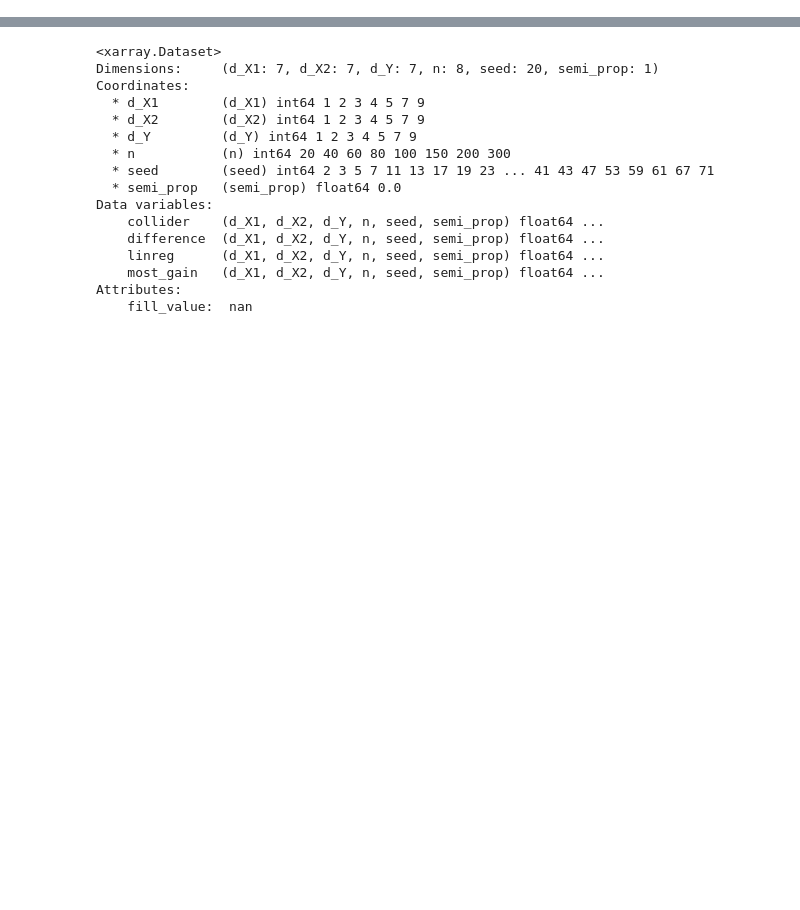
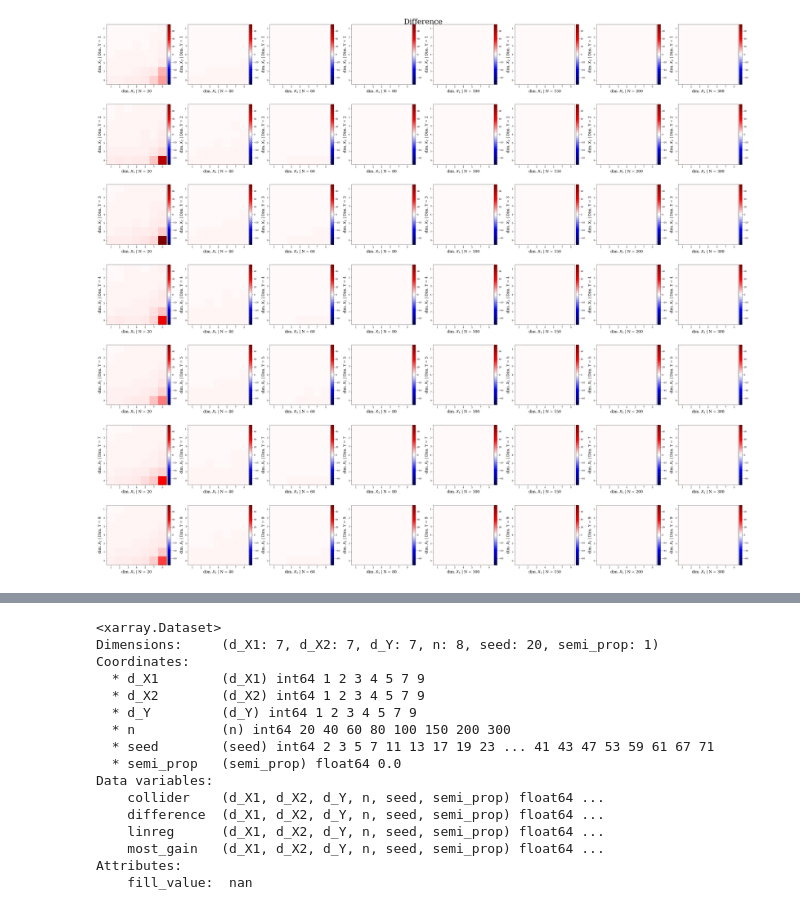
Before and after one commit to shahineb/collider-regression, a Jupyter notebook: notebooks/scores-analysis.ipynb, the cells around one changed output, grey strips where cells are left out. Saved outputs shown, nothing was run; the diff lists cells and outputs as text; code cells hidden in the pictures; blank space fills up the shorter version.

```diff
--- a/notebooks/scores-analysis.ipynb
+++ b/notebooks/scores-analysis.ipynb
@@ -21,3 +21,5 @@ def colorbar(mappable):
     cbar = fig.colorbar(mappable, cax=cax)
     plt.sca(last_axes)
     return cbar
+# %%
+da = xr.open_dataset('../sandbox/outputs/dev/polynomial/cv-search-scores.nc')
@@ -23,0 +46,30 @@ def colorbar(mappable):
+# %%
+mean, std = da.mean(['seed']), da.std(['seed'])
+# %%
+nrow, ncol = da.dims['d_Y'], da.dims['n']
+fontsize = 16
+
+fig, ax = plt.subplots(nrow, ncol, figsize=(5 * ncol, 5 * nrow))
+
+vmax = np.percentile(mean.collider.values, q=[99])
+vmax = mean.collider.values.max()
+vmin = -vmax
+
+for i in range(nrow):
+    for j in range(ncol):
+        d_Y = da.d_Y.isel(d_Y=i).values.item()
+        n = da.n.isel(n=j).values.item()
+        array = mean.sel(n=n, d_Y=d_Y).collider.values.squeeze()
+        im = ax[i, j].imshow(array, vmin=vmin, vmax=vmax, cmap='seismic')
+        ax[i, j].set_xticks(list(range(da.dims['d_X1'])))
+        ax[i, j].set_xticklabels(da.d_X1.values)
+        ax[i, j].set_xlabel(f'dim. $X_1$ | N = {n}', fontsize=fontsize)
+        ax[i, j].set_yticks(list(range(da.dims['d_X2'])))
+        ax[i, j].set_yticklabels(da.d_X2.values)
+        ax[i, j].set_ylabel(f'dim. $X_2$ | Dim. Y = {d_Y}', fontsize=fontsize)
+        colorbar(im)
+fig.suptitle('Difference', fontsize=32)
+plt.tight_layout()
+plt.show()
+# %% [output]
+[figure, added]
```
Also changed, not shown: parts of 3 cells of this notebook, 12 other files.
